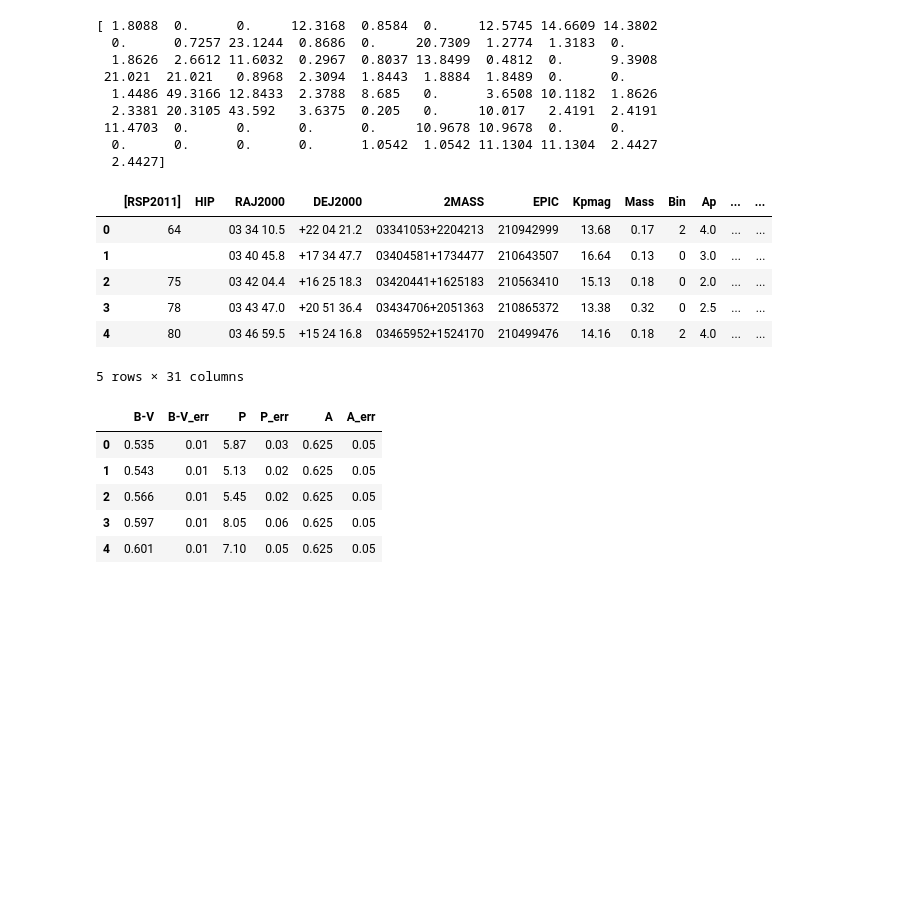
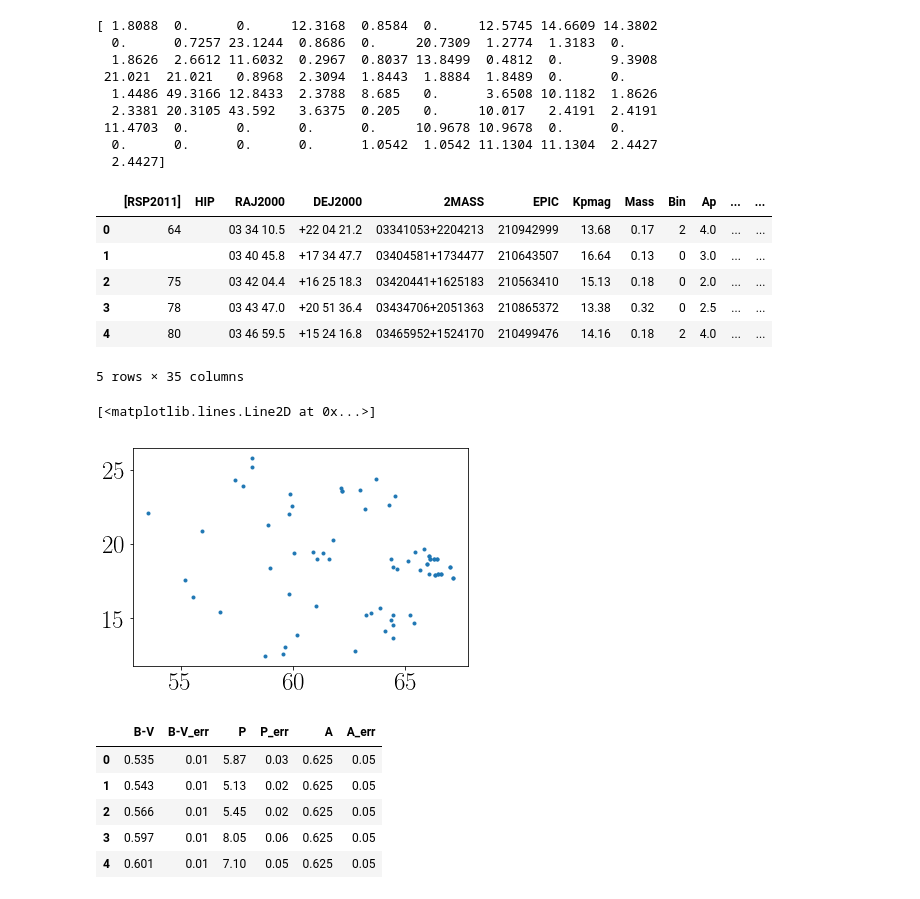
Before and after one commit to RuthAngus/stardate, a Jupyter notebook: code/Cluster_results_notebook.ipynb, the cells around one changed output. Cells and saved outputs as stored; diff of their text form; code cells hidden in the pictures; blank space fills up the shorter version.

```diff
--- a/code/Cluster_results_notebook.ipynb
+++ b/code/Cluster_results_notebook.ipynb
@@ -47,6 +50,8 @@ bp = df2.phot_bp_mean_mag.values[m]
 rp = df2.phot_rp_mean_mag.values[m]
 parallax = df2.parallax.values[m]
 parallax_err = df2.parallax_error.values[m]
+ra, ra_err = df2.ra.values[m], df2.ra_error.values[m]
+dec, dec_err = df2.dec.values[m], df2.dec_error.values[m]
 
 # Create a mini Gaia catalogue
 df3 = pd.DataFrame(dict({"EPIC": EPIC,
@@ -55,8 +60,11 @@ df3 = pd.DataFrame(dict({"EPIC": EPIC,
                          "rp": rp,
                          "kepmag": kepmag, "kepmag_err": kepmag_err,
                          "parallax": parallax,
-                         "parallax_err": parallax_err
+                         "parallax_err": parallax_err,
+                         "ra": ra, "ra_err": ra_err,
+                         "dec": dec, "dec_err": dec_err
 }))
+df3.to_csv("K2_c4_gaia.csv")
 
 # Merge Douglas and Gaia
 df = pd.merge(df1, df3, left_on="EPIC", right_on="EPIC")
@@ -85,6 +93,8 @@ df["prot"] = prot
 # %%
 df.to_csv("hyades.csv")
 df.head()
+# for i in df.keys():
+#     print(i)
 # %% [output]
 |  | [RSP2011] | HIP | RAJ2000 | DEJ2000 | 2MASS | EPIC | Kpmag | Mass | Bin | Ap | ... | ... |
 | 0 | 64 |  | 03 34 10.5 | +22 04 21.2 | 03341053+2204213 | 210942999 | 13.68 | 0.17 | 2 | 4.0 | ... | ... |
@@ -92,7 +102,12 @@ df.head()
 | 2 | 75 |  | 03 42 04.4 | +16 25 18.3 | 03420441+1625183 | 210563410 | 15.13 | 0.18 | 0 | 2.0 | ... | ... |
 | 3 | 78 |  | 03 43 47.0 | +20 51 36.4 | 03434706+2051363 | 210865372 | 13.38 | 0.32 | 0 | 2.5 | ... | ... |
 | 4 | 80 |  | 03 46 59.5 | +15 24 16.8 | 03465952+1524170 | 210499476 | 14.16 | 0.18 | 2 | 4.0 | ... | ... |
-5 rows × 31 columns
+5 rows × 35 columns
+# %%
+plt.plot(df.ra, df.dec, ".")
+# %% [output]
+[<matplotlib.lines.Line2D at 0x...>]
+[figure, added]
 # %%
 df2 = pd.read_csv("../data/hyades_radick.csv", skiprows=1)
 df2.head()
```
Also changed, not shown: parts of 1 cell of this notebook, 5 other files.
